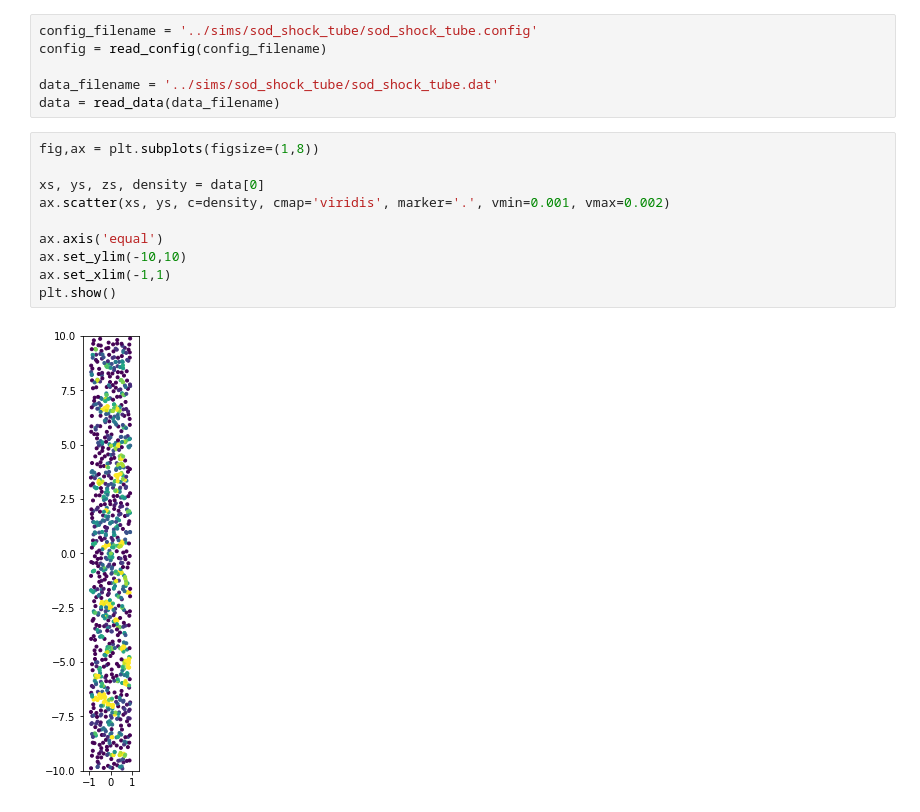
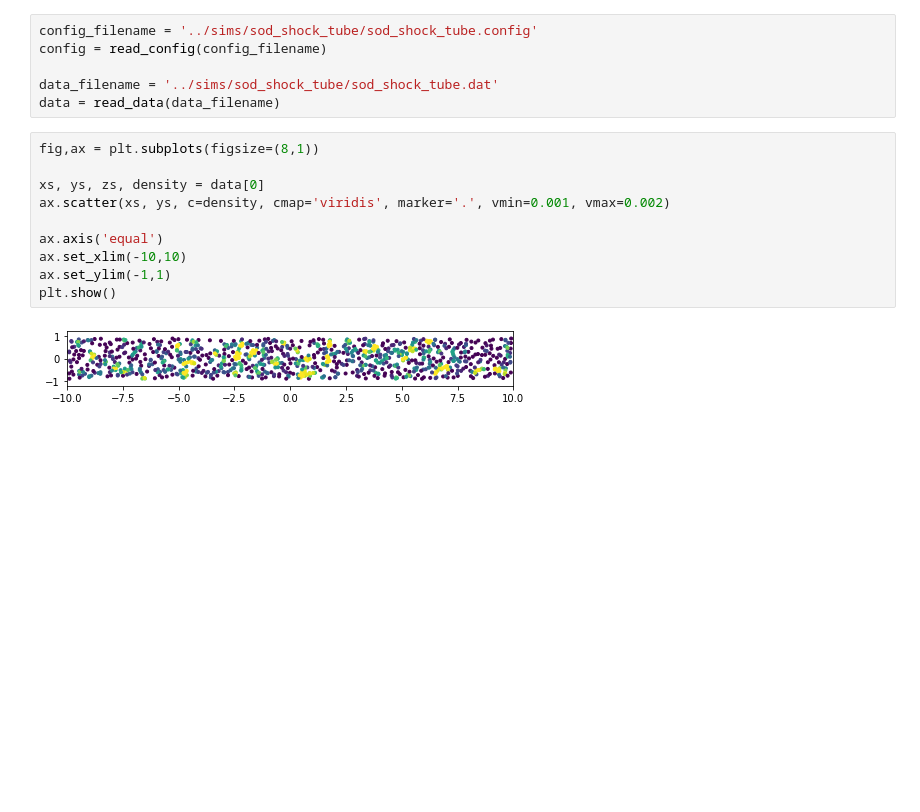
Before and after one commit to jsnguyen/cisms, a Jupyter notebook: analysis/cisms_analysis.ipynb, the cells around one changed output. Drawn from its saved outputs; the diff is of its cells as text; blank space fills up the shorter version.

```diff
--- a/analysis/cisms_analysis.ipynb
+++ b/analysis/cisms_analysis.ipynb
@@ -53,15 +53,15 @@ config = read_config(config_filename)
 data_filename = '../sims/sod_shock_tube/sod_shock_tube.dat'
 data = read_data(data_filename)
 # %%
-fig,ax = plt.subplots(figsize=(1,8))
+fig,ax = plt.subplots(figsize=(8,1))
 
 xs, ys, zs, density = data[0]
 ax.scatter(xs, ys, c=density, cmap='viridis', marker='.', vmin=0.001, vmax=0.002)
 
 ax.axis('equal')
-ax.set_ylim(-10,10)
-ax.set_xlim(-1,1)
+ax.set_xlim(-10,10)
+ax.set_ylim(-1,1)
 plt.show()
 # %% [output]
-[figure, old version]
+[figure, new version]
 # %%
```
Also changed, not shown: parts of 2 cells of this notebook, 2 other files.
